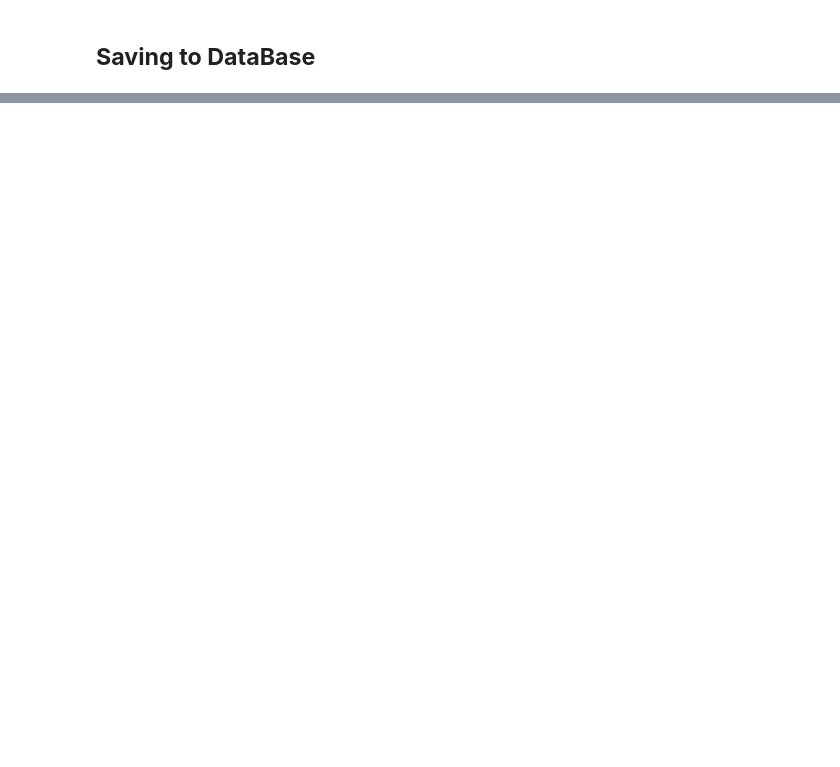
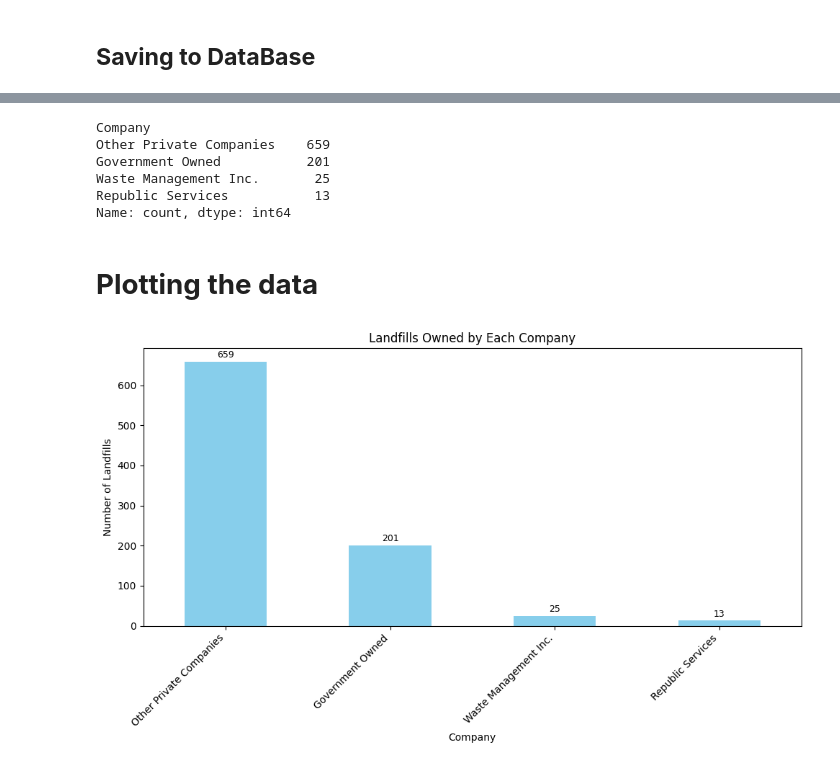
Before and after one commit to Thilak1103/Waste_Management_Data, a Jupyter notebook: Construction_Landfill_Analysis.ipynb, the cells around one changed output, grey strips where cells are left out. Drawn from its saved outputs; the diff is of its cells as text; code cells hidden in the pictures; blank space fills up the shorter version.

```diff
--- a/Construction_Landfill_Analysis.ipynb
+++ b/Construction_Landfill_Analysis.ipynb
@@ -82,0 +40,2 @@ tagged_constrution_df
+# %%
+construction_landfills_df["Company"] = "Other"
@@ -82,0 +1022,16 @@ tagged_constrution_df
+# %%
+def assign_company_by_prefix(name):
+    name = str(name).lower()
+    prefix = " ".join(name.split()[:2])
+    if prefix in wm_subsidiary_prefixes:
+        return "Waste Management Inc."
+    elif prefix in rs_subsidiary_prefixes:
+        return "Republic Services"
+    elif prefix in wc_subsidiary_prefixes:
+        return 'Waste Connections'
+    elif prefix in cassella_subsidiary_prefixes:
+        return "Casella Waste Systems"
+    elif any(term in name for term in ["county", "city", "municipal", "town", "borough", "village", "authority", "district", "public"]):
+        return "Government Owned"
+    else:
+        return "Other Private Companies"
@@ -82,0 +1040,2 @@ tagged_constrution_df
+# %%
+construction_landfills_df["Company"] = construction_landfills_df["Name"].apply(assign_company_by_prefix)
@@ -82,0 +1058,34 @@ tagged_constrution_df
+# %%
+construction_landfills_df["Company"].value_counts()
+# %% [output]
+Company
+Other Private Companies    659
+Government Owned           201
+Waste Management Inc.       25
+Republic Services           13
+Name: count, dtype: int64
+# %% [markdown]
+# **Plotting the data**
+# %%
+# Count the number of landfills per company
+landfill_counts = construction_landfills_df["Company"].value_counts()
+
+# Create the bar chart
+plt.figure(figsize=(10, 6))
+ax = landfill_counts.plot(kind='bar', color='skyblue')
+
+# Add labels and title
+plt.xlabel("Company")
+plt.ylabel("Number of Landfills")
+plt.title("Landfills Owned by Each Company")
+plt.xticks(rotation=45, ha='right')
+
+# Add data labels
+for i, value in enumerate(landfill_counts):
+    ax.text(i, value + 5, str(value), ha='center', va='bottom', fontsize=9)
+
+# Display the plot
+plt.tight_layout()
+plt.show()
+# %% [output]
+[figure, added]
```
Also changed, not shown: parts of 22 cells of this notebook.
